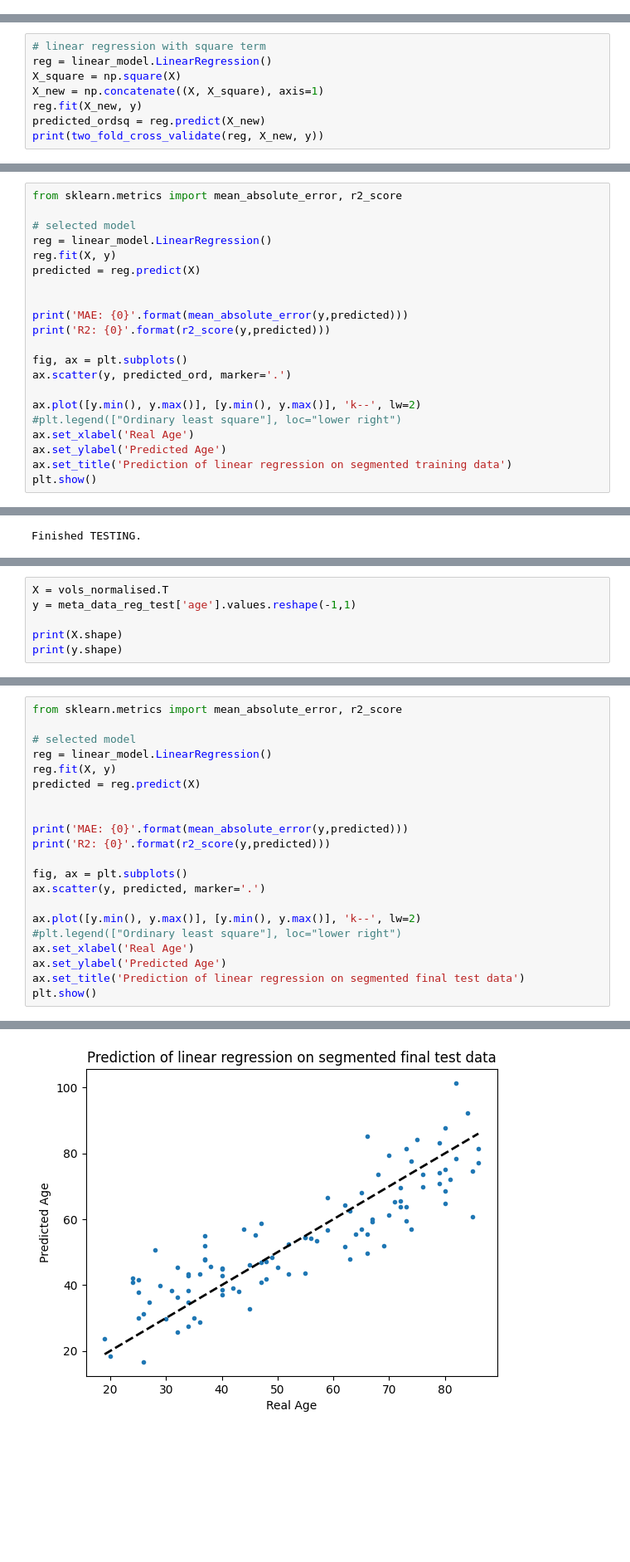
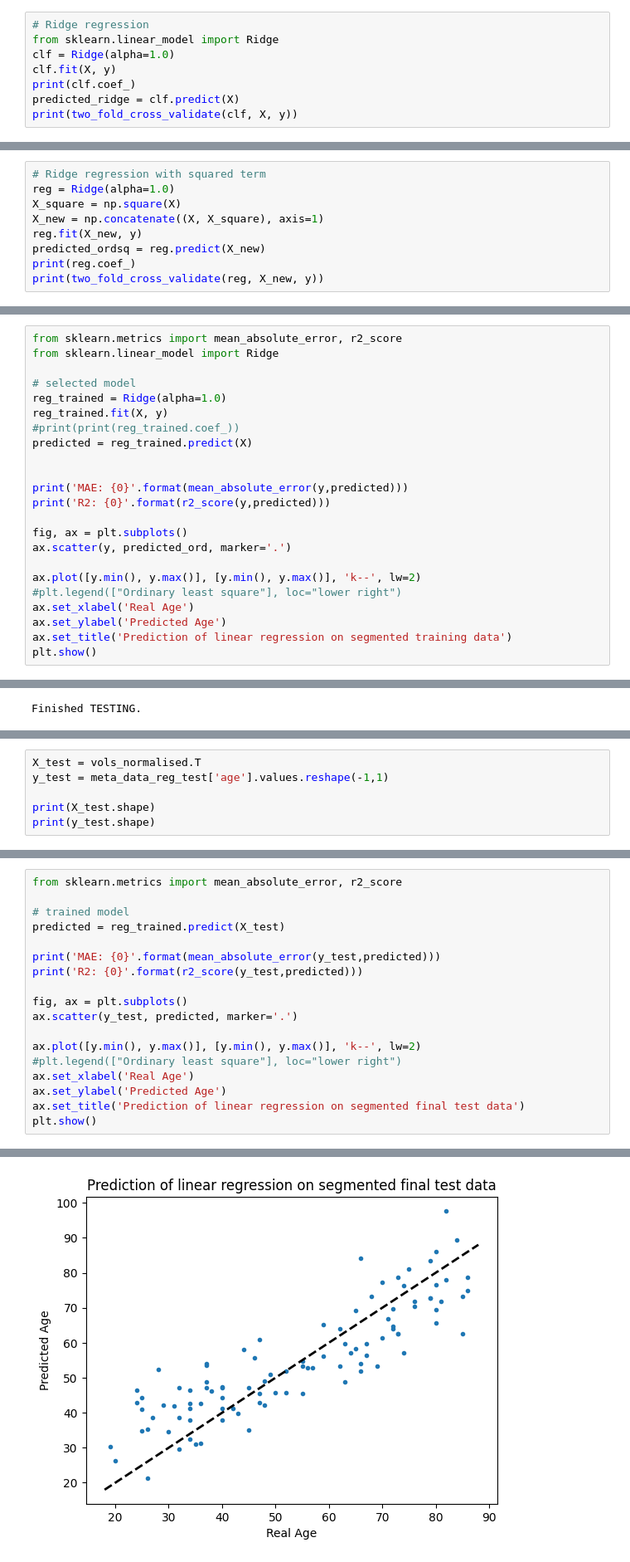
Before and after one commit to jdy22/ml_for_imaging, a Jupyter notebook: CW-Brain-Age-Regression.ipynb, the cells around one changed output, grey strips where cells are left out. Shown at 83% size. Drawn from its saved outputs; the diff is of its cells as text; blank space fills up the shorter version.

Commit message:
fix test prediction -need to retrain cnn

```diff
--- a/CW-Brain-Age-Regression.ipynb
+++ b/CW-Brain-Age-Regression.ipynb
@@ -855 +858,9 @@ print(two_fold_cross_validate(reg, X, y))
 (7.797395, 0.719283)
+# %%
+# Ridge regression
+from sklearn.linear_model import Ridge
+clf = Ridge(alpha=1.0)
+clf.fit(X, y)
+print(clf.coef_)
+predicted_ridge = clf.predict(X)
+print(two_fold_cross_validate(clf, X, y))
@@ -856,9 +870,10 @@ print(two_fold_cross_validate(reg, X, y))
 # %%
-# linear regression with square term
-reg = linear_model.LinearRegression()
+# Ridge regression with squared term
+reg = Ridge(alpha=1.0)
 X_square = np.square(X)
 X_new = np.concatenate((X, X_square), axis=1)
 reg.fit(X_new, y)
 predicted_ordsq = reg.predict(X_new)
+print(reg.coef_)
 print(two_fold_cross_validate(reg, X_new, y))
 # %% [output]
@@ -885,11 +901,13 @@ print(two_fold_cross_validate(reg, X, y))
 Error calculation and plotting
 # %%
 from sklearn.metrics import mean_absolute_error, r2_score
+from sklearn.linear_model import Ridge
 
 # selected model
-reg = linear_model.LinearRegression()
-reg.fit(X, y)
-predicted = reg.predict(X)
+reg_trained = Ridge(alpha=1.0)
+reg_trained.fit(X, y)
+#print(print(reg_trained.coef_))
+predicted = reg_trained.predict(X)
 
 
 print('MAE: {0}'.format(mean_absolute_error(y,predicted)))
@@ -1082,11 +1100,11 @@ plt.show()
 # %% [output]
 [figure]
 # %%
-X = vols_normalised.T
-y = meta_data_reg_test['age'].values.reshape(-1,1)
+X_test = vols_normalised.T
+y_test = meta_data_reg_test['age'].values.reshape(-1,1)
 
-print(X.shape)
-print(y.shape)
+print(X_test.shape)
+print(y_test.shape)
 # %% [output]
 (100, 3)
 (100, 1)
@@ -1093,17 +1112,14 @@ print(y.shape)
 # %%
 from sklearn.metrics import mean_absolute_error, r2_score
 
-# selected model
-reg = linear_model.LinearRegression()
-reg.fit(X, y)
-predicted = reg.predict(X)
+# trained model
+predicted = reg_trained.predict(X_test)
 
-
-print('MAE: {0}'.format(mean_absolute_error(y,predicted)))
-print('R2: {0}'.format(r2_score(y,predicted)))
+print('MAE: {0}'.format(mean_absolute_error(y_test,predicted)))
+print('R2: {0}'.format(r2_score(y_test,predicted)))
 
 fig, ax = plt.subplots()
-ax.scatter(y, predicted, marker='.')
+ax.scatter(y_test, predicted, marker='.')
 
 ax.plot([y.min(), y.max()], [y.min(), y.max()], 'k--', lw=2)
 #plt.legend(["Ordinary least square"], loc="lower right")
@@ -1117,4 +1133,4 @@ R2: 0.7605654177701658
-[figure, old version]
+[figure, new version]
 # %% [markdown]
 ## Part B: Age prediction using regression CNNs
 
```
Also changed, not shown: parts of 7 cells of this notebook.
